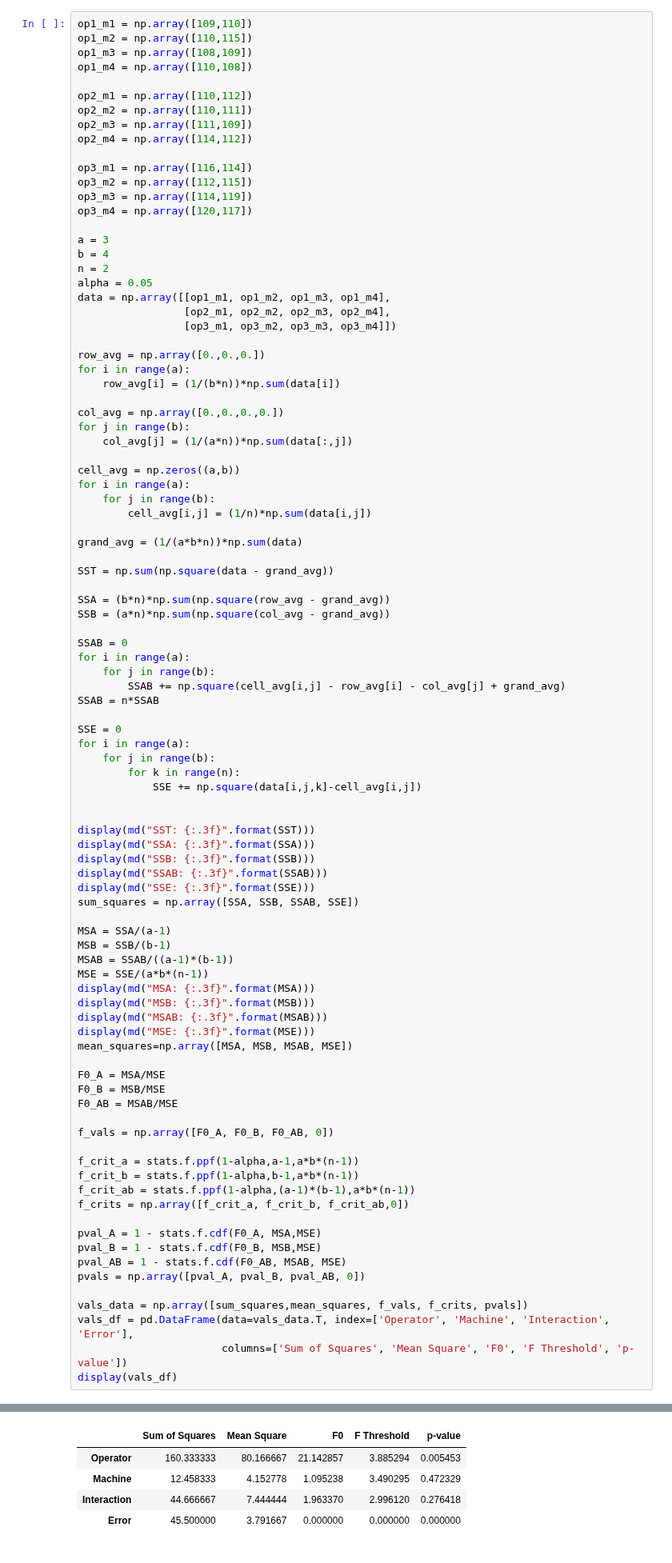
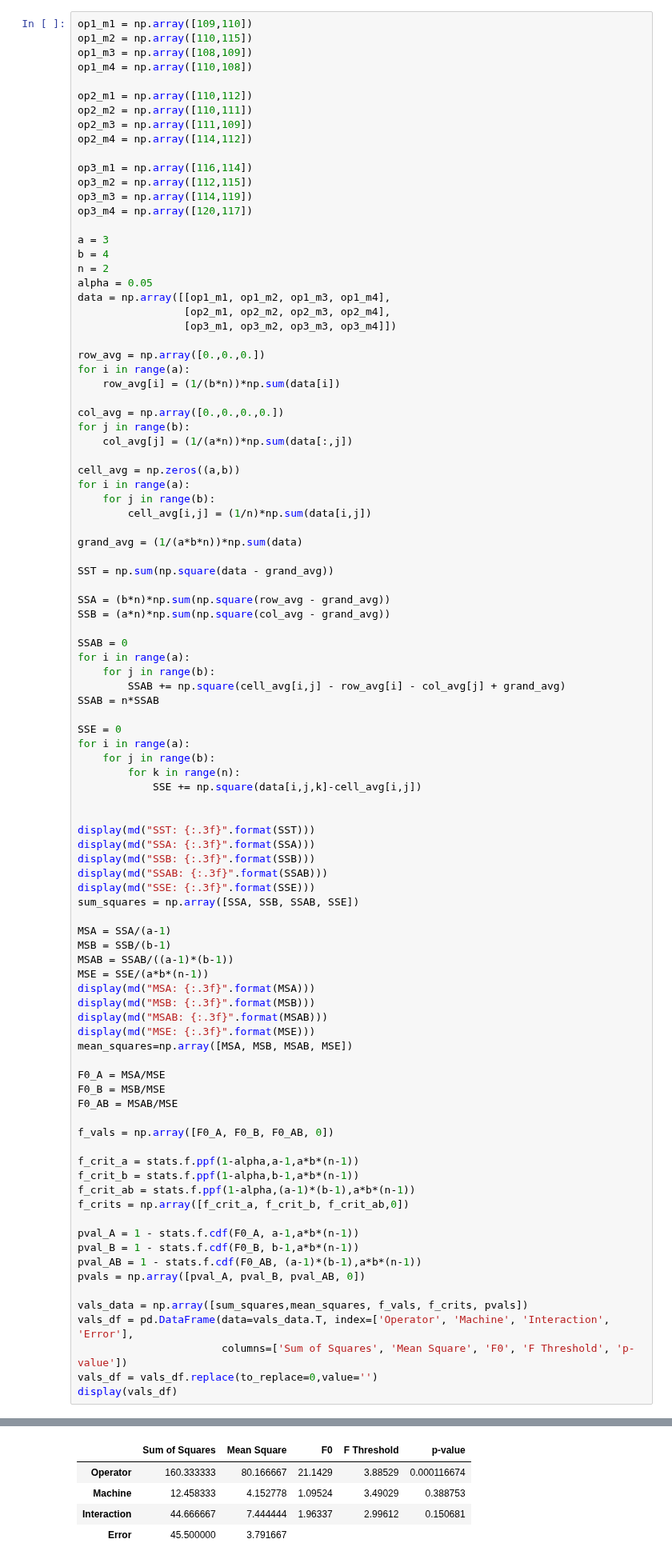
Before and after one commit to mwnewlin/AFIT, a Jupyter notebook: CSCE 554/Newlin_hw4_CSCE554.ipynb, the cells around one changed output, grey strips where cells are left out. Shown at 80% size. Drawn from its saved outputs; the diff is of its cells as text.

```diff
--- a/CSCE 554/Newlin_hw4_CSCE554.ipynb
+++ b/CSCE 554/Newlin_hw4_CSCE554.ipynb
@@ -469,40 +475,41 @@ display(md("MSE: {:.3f}".format(MSE)))
 mean_squares=np.array([MSA, MSB, MSAB, MSE])
 
 F0_A = MSA/MSE
 F0_B = MSB/MSE
 F0_AB = MSAB/MSE
 
 f_vals = np.array([F0_A, F0_B, F0_AB, 0])
 
 f_crit_a = stats.f.ppf(1-alpha,a-1,a*b*(n-1))
 f_crit_b = stats.f.ppf(1-alpha,b-1,a*b*(n-1))
 f_crit_ab = stats.f.ppf(1-alpha,(a-1)*(b-1),a*b*(n-1))
 f_crits = np.array([f_crit_a, f_crit_b, f_crit_ab,0])
 
-pval_A = 1 - stats.f.cdf(F0_A, MSA,MSE)
-pval_B = 1 - stats.f.cdf(F0_B, MSB,MSE)
-pval_AB = 1 - stats.f.cdf(F0_AB, MSAB, MSE)
+pval_A = 1 - stats.f.cdf(F0_A, a-1,a*b*(n-1))
+pval_B = 1 - stats.f.cdf(F0_B, b-1,a*b*(n-1))
+pval_AB = 1 - stats.f.cdf(F0_AB, (a-1)*(b-1),a*b*(n-1))
 pvals = np.array([pval_A, pval_B, pval_AB, 0])
 
 vals_data = np.array([sum_squares,mean_squares, f_vals, f_crits, pvals])
 vals_df = pd.DataFrame(data=vals_data.T, index=['Operator', 'Machine', 'Interaction', 'Error'],
                        columns=['Sum of Squares', 'Mean Square', 'F0', 'F Threshold', 'p-value'])
+vals_df = vals_df.replace(to_replace=0,value='')
 display(vals_df)
 # %% [output]
 SST: 262.958
 SSA: 160.333
 SSB: 12.458
 SSAB: 44.667
 SSE: 45.500
 MSA: 80.167
 MSB: 4.153
 MSAB: 7.444
 MSE: 3.792
 |  | Sum of Squares | Mean Square | F0 | F Threshold | p-value |
-| Operator | 160.333333 | 80.166667 | 21.142857 | 3.885294 | 0.005453 |
-| Machine | 12.458333 | 4.152778 | 1.095238 | 3.490295 | 0.472329 |
-| Interaction | 44.666667 | 7.444444 | 1.963370 | 2.996120 | 0.276418 |
-| Error | 45.500000 | 3.791667 | 0.000000 | 0.000000 | 0.000000 |
+| Operator | 160.333333 | 80.166667 | 21.1429 | 3.88529 | 0.000116674 |
+| Machine | 12.458333 | 4.152778 | 1.09524 | 3.49029 | 0.388753 |
+| Interaction | 44.666667 | 7.444444 | 1.96337 | 2.99612 | 0.150681 |
+| Error | 45.500000 | 3.791667 |  |  |  |
 # %% [markdown]
 #### Answer
 
```
Also changed, not shown: parts of 10 cells of this notebook, 4 other files.
